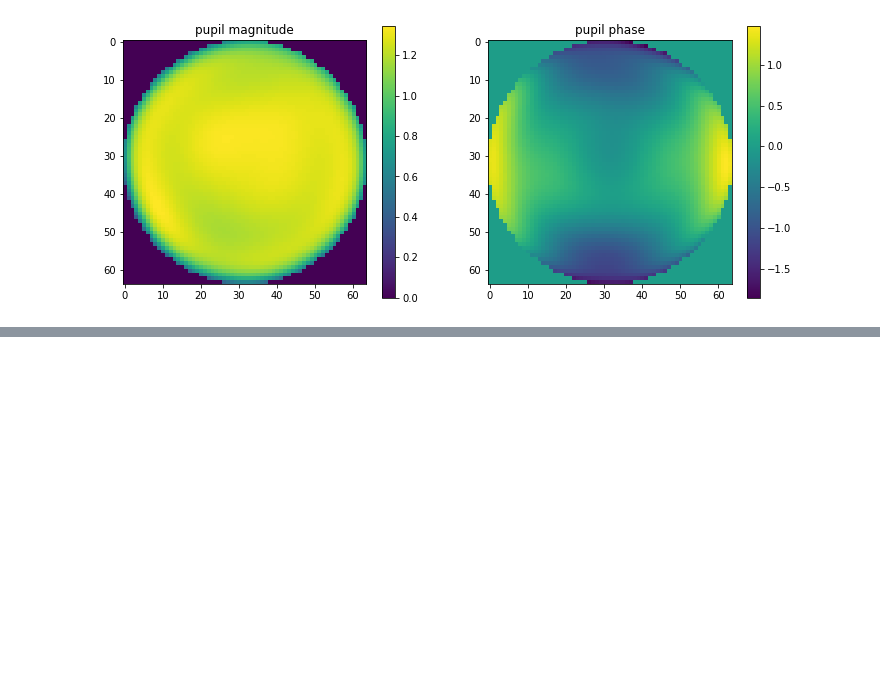
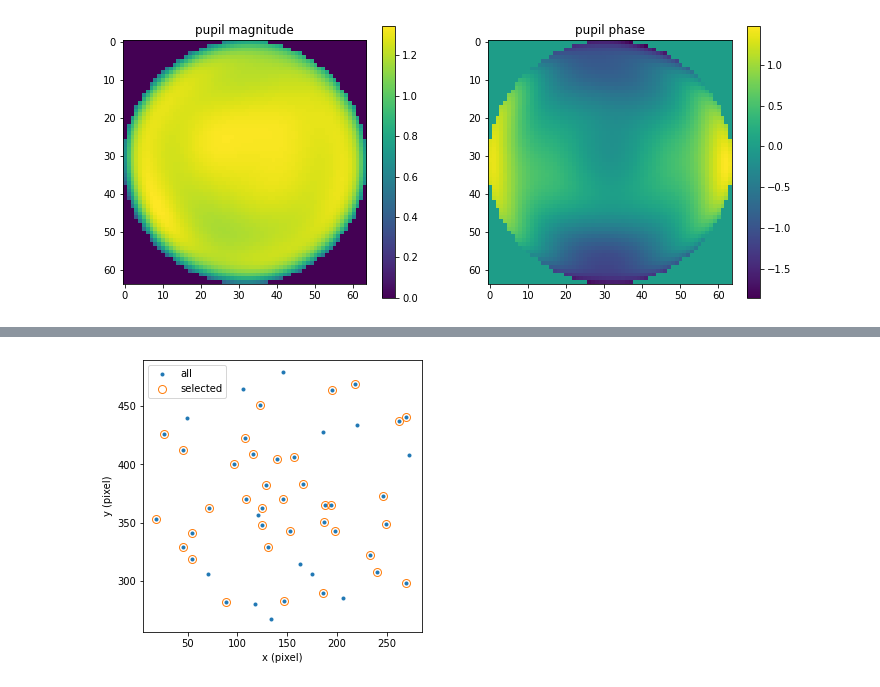
Before and after one commit to ries-lab/uiPSF, a Jupyter notebook: demo/demo_beadPSF_1ch.ipynb, the cells around one changed output, grey strips where cells are left out. Saved outputs shown, nothing was run; the diff lists cells and outputs as text; code cells hidden in the pictures; blank space fills up the shorter version.

```diff
--- a/demo/demo_beadPSF_1ch.ipynb
+++ b/demo/demo_beadPSF_1ch.ipynb
@@ -139,0 +142,4 @@ showlearnedparam(f,p)
+# %%
+showcoord(f,p)
+# %% [output]
+[figure, added]
```
Also changed, not shown: parts of 4 cells of this notebook, 7 other files.
